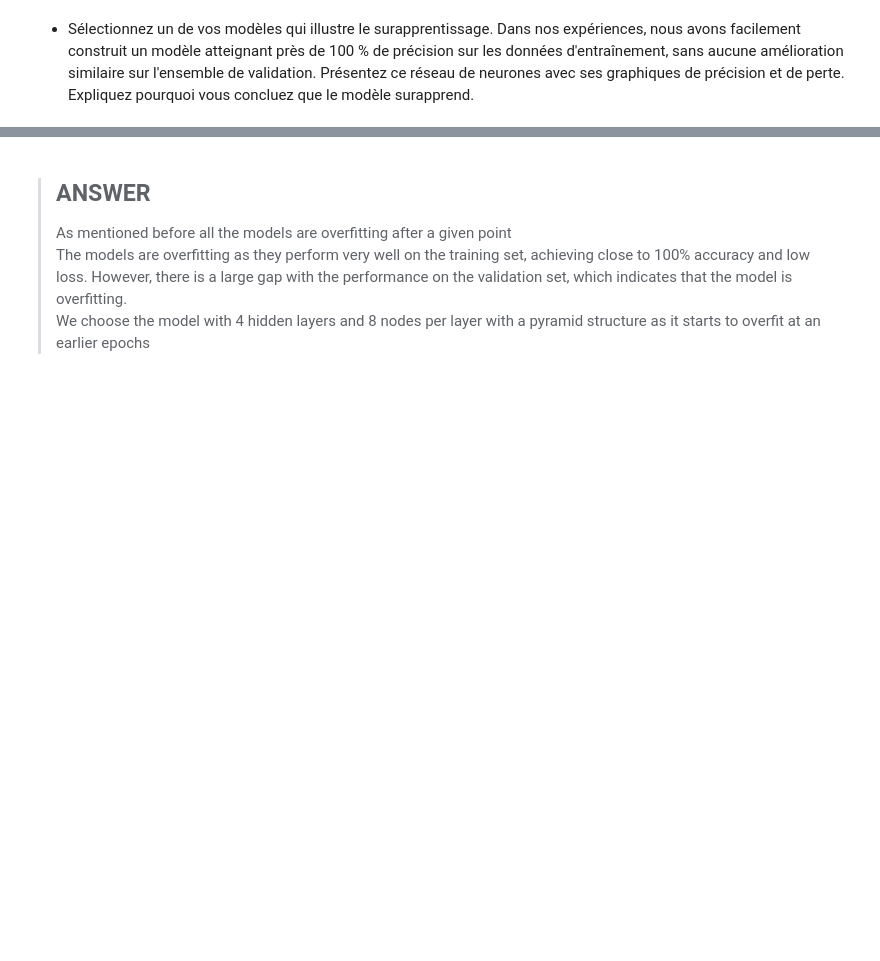
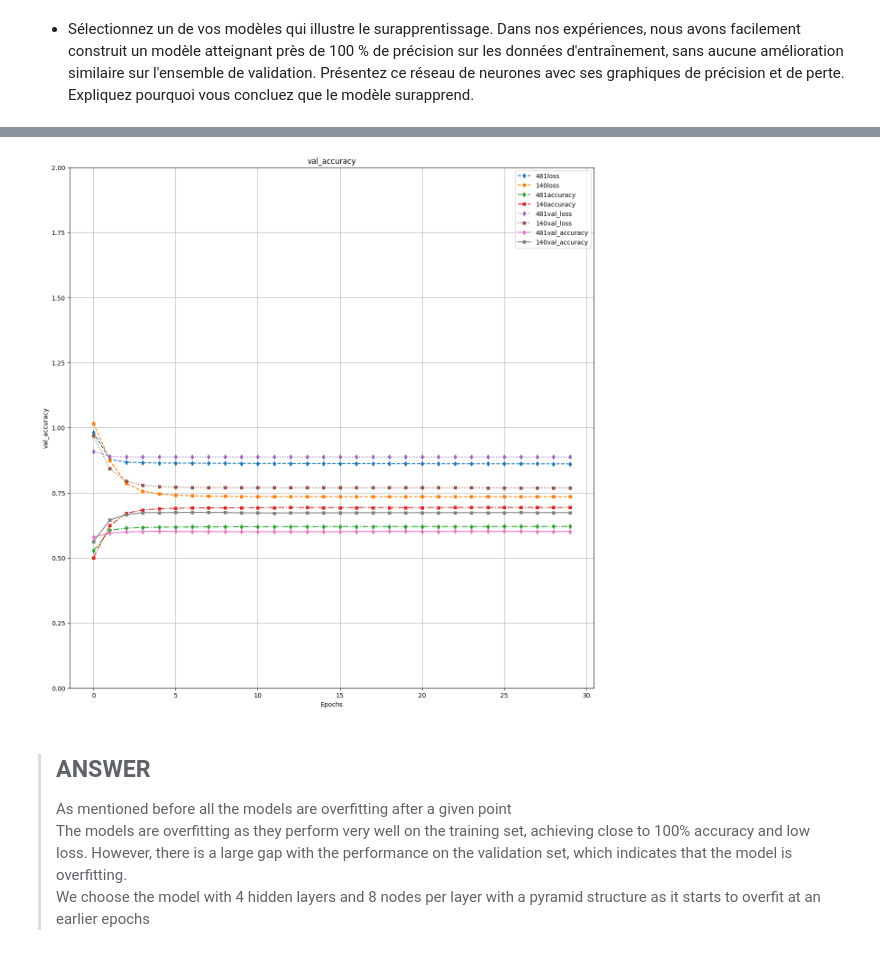
Before and after one commit to K-nCh-n/LearningML, a Jupyter notebook: Devoir3/csi4506-a24-d3-gabarit.ipynb, the cells around one changed output, grey strips where cells are left out. Cells and saved outputs as stored; diff of their text form; code cells hidden in the pictures; blank space fills up the shorter version.

```diff
--- a/Devoir3/csi4506-a24-d3-gabarit.ipynb
+++ b/Devoir3/csi4506-a24-d3-gabarit.ipynb
@@ -498,3 +734,21 @@ plt.show()
+# %%
+# Code cell
+
+plt.figure(figsize=(15,15))
+plt.ylim(0, 2)
+plt.grid(True)
+scores = ["loss", "accuracy", "val_loss", "val_accuracy"]
+linestyles = ["--", "-.", ":", "-"]
+for i, score in enumerate(scores):
+    plt.plot(hist4_8_1.history[score], label=f"481{score}", marker="d", linestyle=linestyles[i], markersize=5)
+    plt.plot(hist1_4_0.history[score], label=f"140{score}", marker="s", linestyle=linestyles[i], markersize=5)
+plt.xlabel("Epochs")
+plt.ylabel(score)
+plt.title(f"{score}")
+plt.legend(loc="best")
+plt.show()
+# %% [output]
+[figure, added]
 # %% [markdown]
 > ## ANSWER
 > As mentioned before all the models are overfitting after a given point
```
Also changed, not shown: parts of 36 cells of this notebook.
